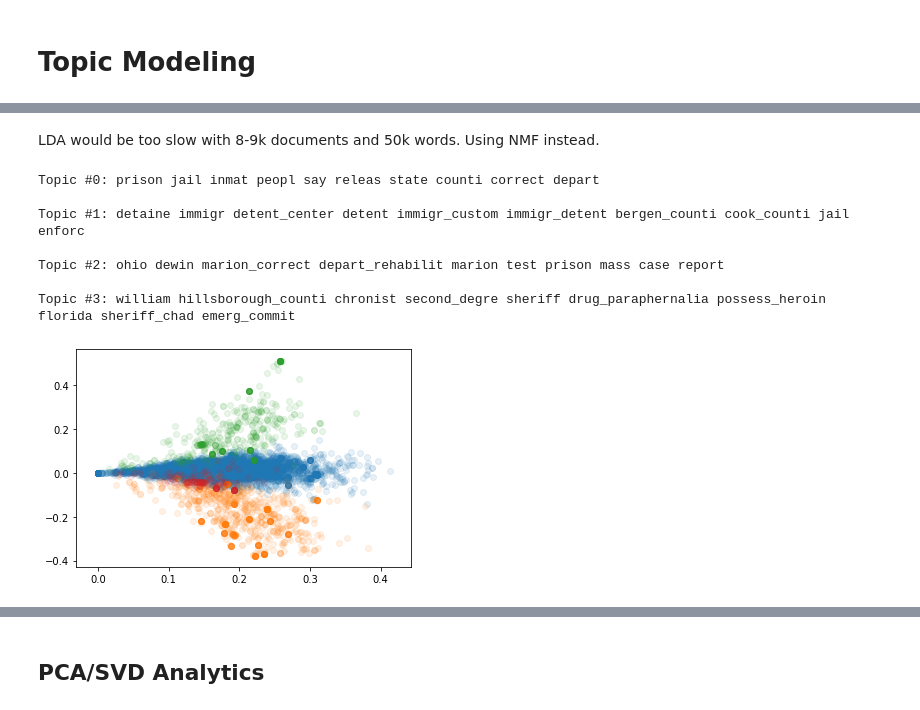
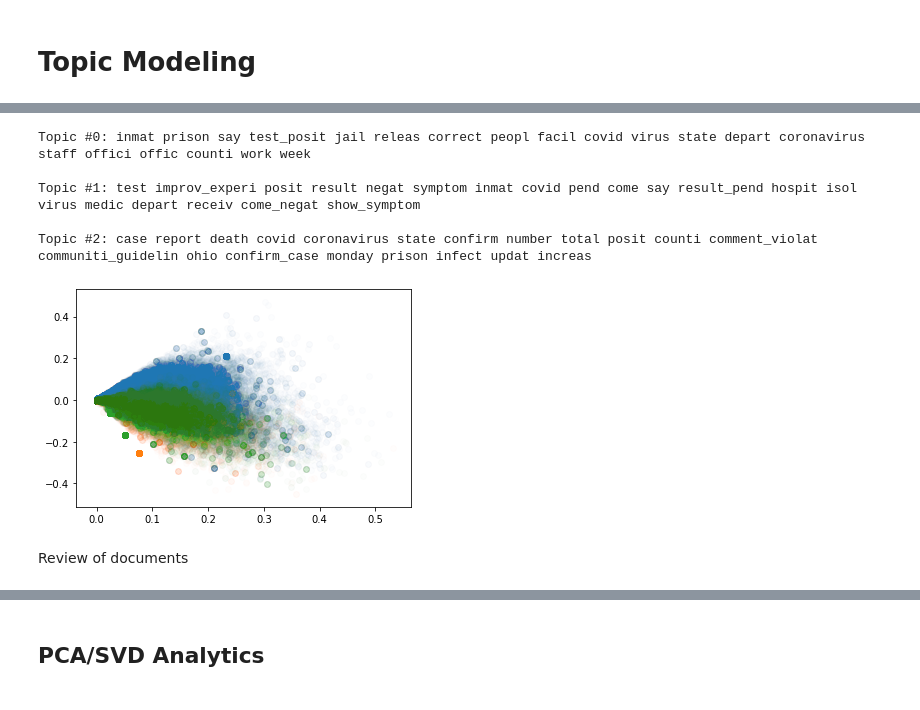
Before and after one commit to COVID19-DVRN/P_13a-Public-sentiment-toward-government-handling-of-COVID-19-and-treatment-of-the-incarcerated-, a Jupyter notebook: notebooks/TopicModeling.ipynb, the cells around one changed output, grey strips where cells are left out. Drawn from its saved outputs; the diff is of its cells as text; code cells hidden in the pictures.

Commit message:
Possibly succesful attempt to topic model over sentences; attempt to remove locations from text for better topic modeling (failed)

```diff
--- a/notebooks/TopicModeling.ipynb
+++ b/notebooks/TopicModeling.ipynb
@@ -36,0 +91,11 @@ news['new_text'] = news['new_text'].fillna('').astype(str)
+# %%
+sentence_list = []
+sentence_article_ids = []
+for e, lst in enumerate(news['new_text_sentence_lst']):
+    for sentence in lst:
+        sentence_list.append(sentence)
+        sentence_article_ids.append(news['stories_id'][e])
+sentence_article_ids = np.array(sentence_article_ids)
+# %%
+sentence_list_pd = pd.DataFrame(sentence_list, columns=['sentence'])
+sentence_list_pd['stories_id'] = sentence_article_ids
@@ -37,7 +104,8 @@ news['new_text'] = news['new_text'].fillna('').astype(str)
 # %%
 # function to perform lemmatize and stem preprocessing steps on the data set.
 t = time.time()
-preprocessor = prep.Preprocessor(news['new_text'])
+# preprocessor = prep.Preprocessor(news['new_text_places_removed'])
+preprocessor = prep.Preprocessor(sentence_list_pd['sentence'])
 preprocessor.preprocess(lemmatize=True, # stopwords=,
                         min_token_length=3)
 print(time.time() - t)
@@ -136,11 +233,12 @@ print(time.time() - t)
 # %%
 topic_models = []
-for n_topics in range(2, 10):
+topic_configs = np.arange(2, 10)
+for n_topics in topic_configs:
     t = time.time()
     nmf = NMF(n_components=n_topics, random_state=20)
     nmf_transformed = nmf.fit_transform(tfidf_sparse)
     topic_models.append([n_topics, nmf_transformed, nmf.components_])
     print('n topics: ' + str(n_topics))
-    print(time.time() - t)
+    print(round(time.time() - t, 3) + ' seconds')
 # %% [output]
 n topics: 2
@@ -206,3 +302 @@ K=09: Coherence=0.2939
-# %% [markdown]
-LDA would be too slow with 8-9k documents and 50k words. Using NMF instead.
 # %%
@@ -217,15 +311,13 @@ def print_top_words_nmf(nmf_model, dictionary, n_top_words=10):
         print(message)
         print()
 
-print_top_words_nmf(nmf, dictionary, n_top_words=10)
+print_top_words_nmf(nmf, dictionary, n_top_words=20)
 # %% [output]
-Topic #0: prison jail inmat peopl say releas state counti correct depart
+Topic #0: inmat prison say test_posit jail releas correct peopl facil covid virus state depart coronavirus staff offici offic counti work week
 
-Topic #1: detaine immigr detent_center detent immigr_custom immigr_detent bergen_counti cook_counti jail enforc
+Topic #1: test improv_experi posit result negat symptom inmat covid pend come say result_pend hospit isol virus medic depart receiv come_negat show_symptom
 
-Topic #2: ohio dewin marion_correct depart_rehabilit marion test prison mass case report
-
-Topic #3: william hillsborough_counti chronist second_degre sheriff drug_paraphernalia possess_heroin florida sheriff_chad emerg_commit
+Topic #2: case report death covid coronavirus state confirm number total posit counti comment_violat communiti_guidelin ohio confirm_case monday prison infect updat increas
 # %%
 topics_assigned = np.argmax(nmf_transformed, axis=1)
 # %%
@@ -234,6 +326,8 @@ svd_transformed = truncatedsvd.fit_transform(tfidf_sparse)
 # %%
 for i in range(n_topics):
     indices = np.argwhere(topics_assigned == i)
-    plt.scatter(svd_transformed[indices,0], svd_transformed[indices,1], alpha = 0.1)
+    plt.scatter(svd_transformed[indices,0], svd_transformed[indices,1], alpha = 0.01)
 # %% [output]
-[figure, old version]
+[figure, new version]
+# %% [markdown]
+Review of documents
```
Also changed, not shown: parts of 28 cells of this notebook, 6 other files.
